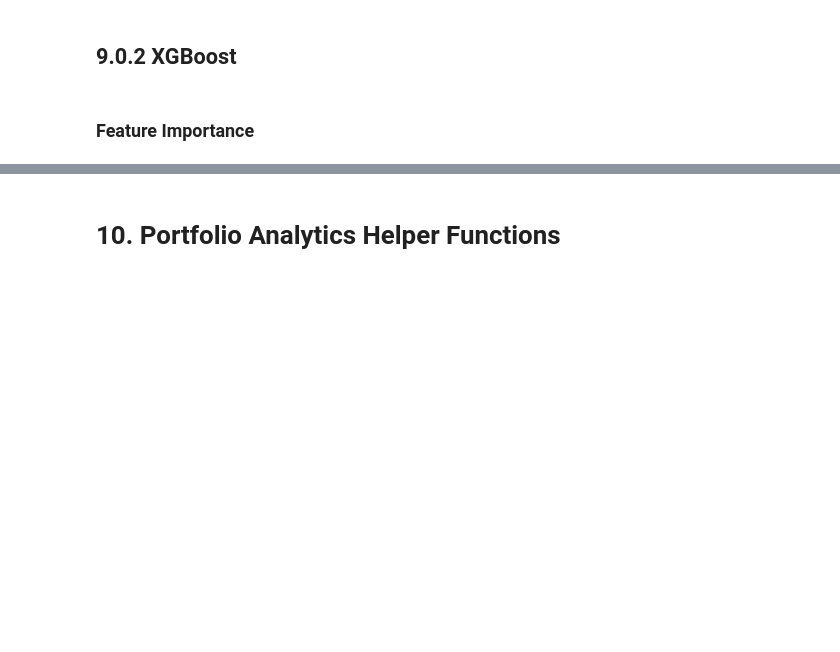
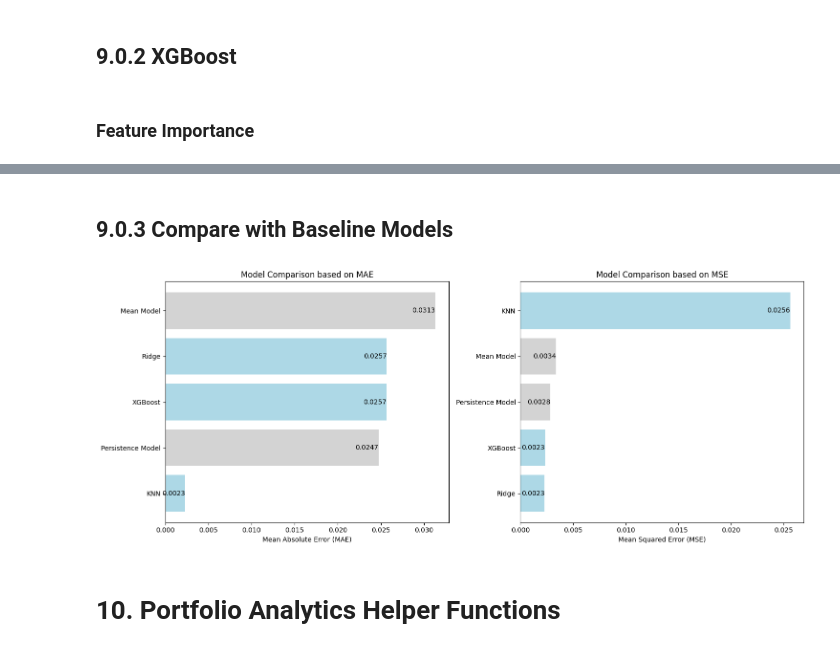
Before and after one commit to weijiesim/qf209-nlp-project, a Jupyter notebook: qf209_nlp_project.ipynb, the cells around one changed output, grey strips where cells are left out. Cells and saved outputs as stored; diff of their text form; code cells hidden in the pictures; blank space fills up the shorter version.

```diff
--- a/qf209_nlp_project.ipynb
+++ b/qf209_nlp_project.ipynb
@@ -1020,19 +1020,3 @@ plt.show()
-# %%
-# Dictionaries for MAE and MSE values
-mae_values = {
-    'Ridge' : np.mean(mae_ridge),
-    'XGBoost': np.mean(mae_xgboost),
-    'KNN': np.mean(mae_knn),
-    'Mean Model': mae_mean,
-    'Persistence Model': mae_persistence
-}
-
-plt.scatter(ridge_test_predictions, ridge_residuals)
-plt.hlines(y=0, xmin=ridge_test_predictions.min(), xmax=ridge_test_predictions.max(), colors='red', linestyles='--')
-plt.xlabel('Predicted Values')
-plt.ylabel('Residuals')
-plt.title('Residual Plot for Test Set')
-plt.show()
 # %% [markdown]
 ## 9.0.2 XGBoost
 # %% [markdown]
@@ -1042,40 +1030,39 @@ plt.show()
+# %% [markdown]
+## 9.0.3 Compare with Baseline Models
 # %%
-xgb_model = load_pkl_file('cache/ml_models/xgb_model.pkl')
-xgb_test_predictions = xgb_model.predict(OH_X_valid)
-mae_xgboost = mean_absolute_error(y_valid, xgb_test_predictions)
-mse_xgboost = mean_squared_error(y_valid, xgb_test_predictions)
-xgb_residuals = y_valid - xgb_test_predictions
-print("Results from XGBoost with walk forward validation. MAE: {mae_xgboost}, MSE: {mse_xgboost}")
-
 # Sort the dictionaries by their values
-sorted_mae = dict(sorted(mae_values.items(), key=lambda item: item[1]))
-sorted_mse = dict(sorted(mse_values.items(), key=lambda item: item[1]))
+from collections import OrderedDict
+sorted_mae = OrderedDict(sorted(mae_values.items(), key=lambda item: item[1]))
+sorted_mse = OrderedDict(sorted(mse_values.items(), key=lambda item: item[1]))
 
 # Define colors for models (you can change colors if you want)
-colors = ['lightgrey' if model in ['Mean Model', 'Persistence Model'] else 'lightgrey' for model in sorted_mse.keys()]
+mae_colors = ['lightgrey' if model in ['Mean Model', 'Persistence Model'] else 'lightblue' for model in sorted_mae.keys()]
+mse_colors = ['lightgrey' if model in ['Mean Model', 'Persistence Model'] else 'lightblue' for model in sorted_mse.keys()]
 
 # Create subplots
 fig, axes = plt.subplots(nrows=1, ncols=2, figsize=(15, 6))
 
 # Plot MAE
-mae_bars = axes[0].barh(list(sorted_mae.keys()), list(sorted_mae.values()), color=colors)
+mae_bars = axes[0].barh(list(sorted_mae.keys()), list(sorted_mae.values()), color=mae_colors)
 axes[0].set_xlabel('Mean Absolute Error (MAE)')
 axes[0].set_title('Model Comparison based on MAE')
 
 # Plot MSE
-mse_bars = axes[1].barh(list(sorted_mse.keys()), list(sorted_mse.values()), color=colors)
+mse_bars = axes[1].barh(list(sorted_mse.keys()), list(sorted_mse.values()), color=mse_colors)
 axes[1].set_xlabel('Mean Squared Error (MSE)')
 axes[1].set_title('Model Comparison based on MSE')
 
 # Annotate bars with the actual values
 for ax in axes:
     for bar in ax.patches:
         ax.text(bar.get_width(), bar.get_y() + bar.get_height() / 2,
                 f'{bar.get_width():.4f}',
                 va='center', ha='right', color='black', fontsize=10)
 
 plt.tight_layout()
 plt.show()
+# %% [output]
+[figure, added]
 # %% [markdown]
 # 10. Portfolio Analytics Helper Functions
 # %%
```
Also changed, not shown: parts of 4 cells of this notebook.
